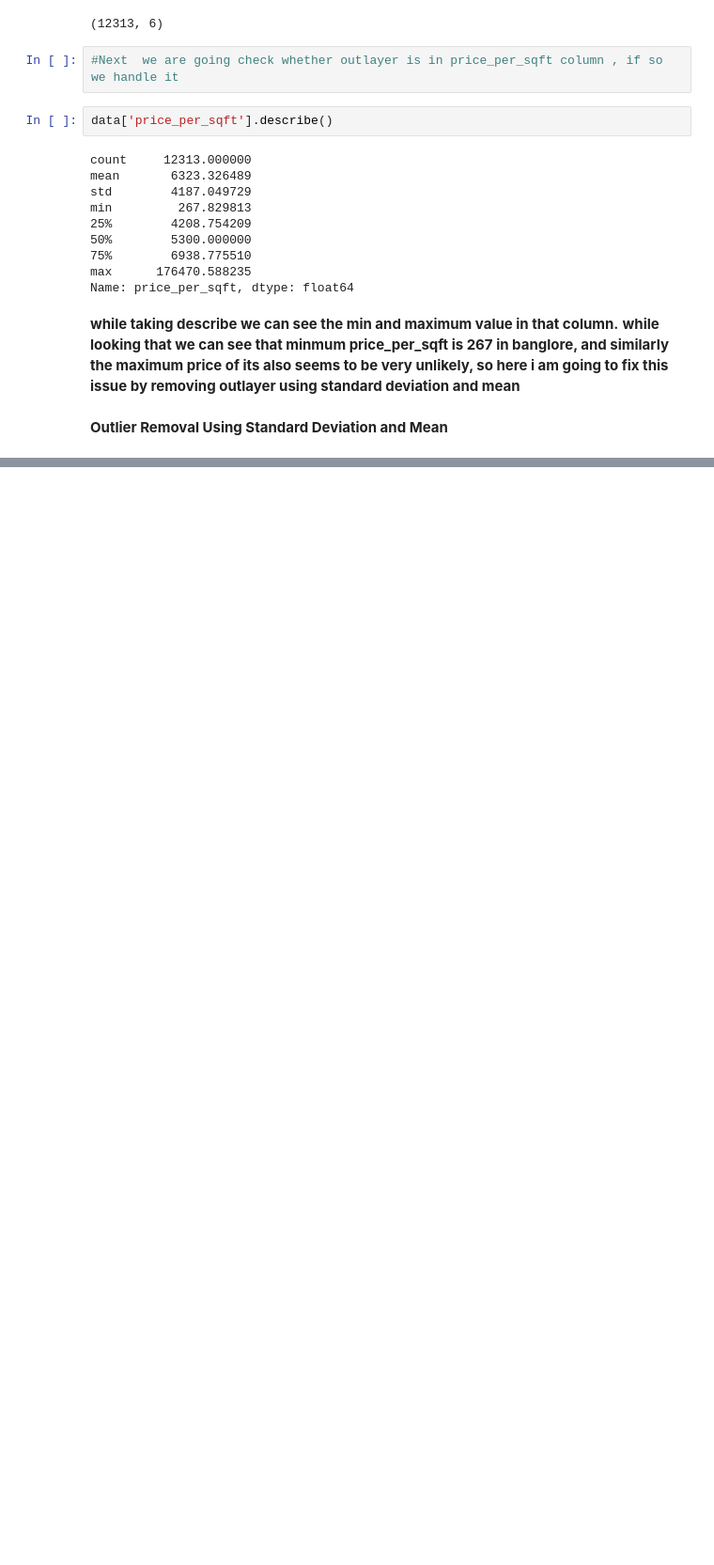
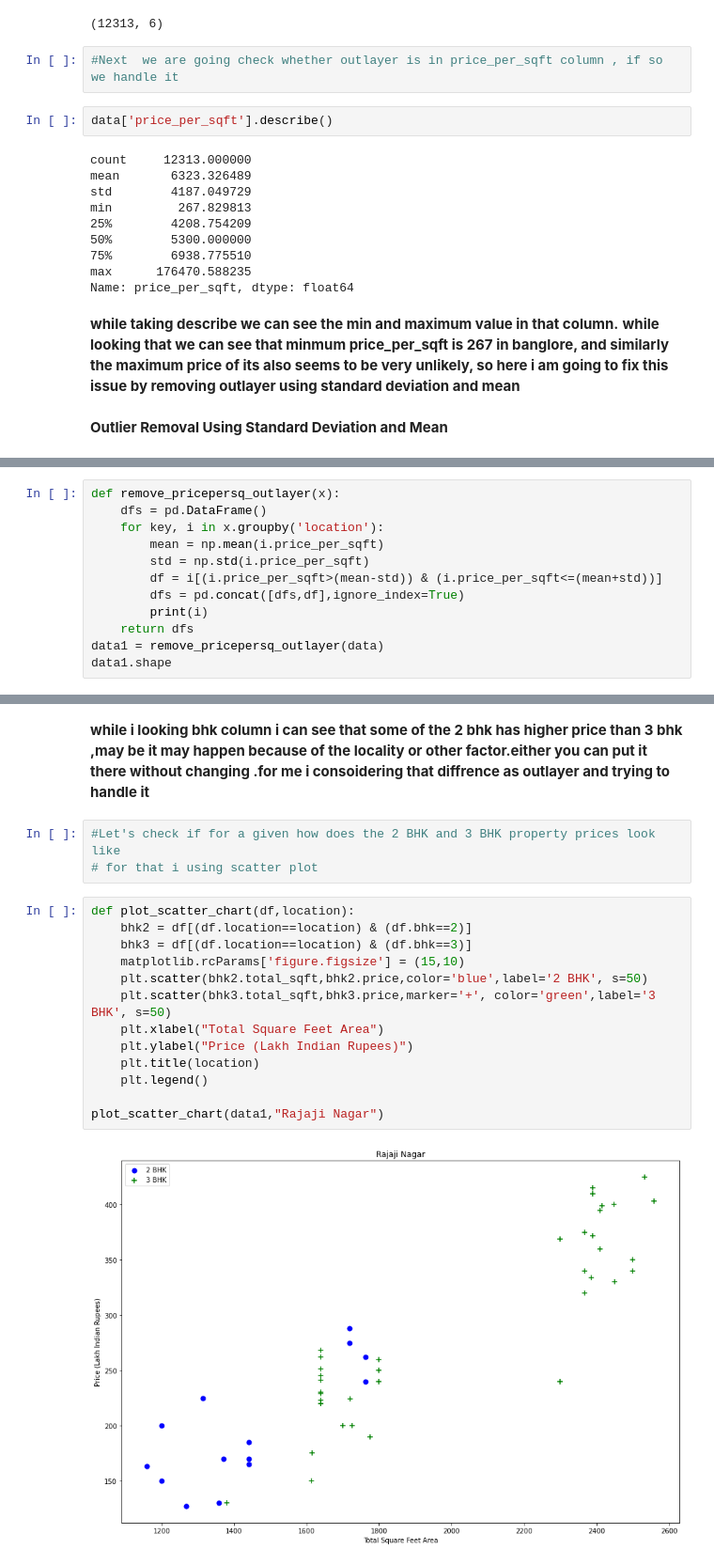
Before and after one commit to thekurup/bengaluruhousepriceprediction, a Jupyter notebook: houseprice.ipynb, the cells around one changed output, grey strips where cells are left out. Shown at 94% size. Saved outputs shown, nothing was run; the diff lists cells and outputs as text; blank space fills up the shorter version.

```diff
--- a/houseprice.ipynb
+++ b/houseprice.ipynb
@@ -547,0 +556,12 @@ to fix this issue by removing outlayer using standard deviation and mean**
+# %%
+def remove_pricepersq_outlayer(x):
+    dfs = pd.DataFrame()
+    for key, i in x.groupby('location'):
+        mean = np.mean(i.price_per_sqft)
+        std = np.std(i.price_per_sqft)
+        df = i[(i.price_per_sqft>(mean-std)) & (i.price_per_sqft<=(mean+std))]
+        dfs = pd.concat([dfs,df],ignore_index=True)
+        print(i)
+    return dfs
+data1 = remove_pricepersq_outlayer(data)
+data1.shape
@@ -547,0 +603,22 @@ to fix this issue by removing outlayer using standard deviation and mean**
+# %% [markdown]
+**while i looking bhk column i can see that some of the 2 bhk has higher price than 3 bhk
+,may be it may happen because of the locality or other factor.either you can put it there without
+changing .for me i consoidering that diffrence as outlayer and trying to handle it**
+# %%
+#Let's check if for a given how does the 2 BHK and 3 BHK property prices look like
+# for that i using scatter plot
+# %%
+def plot_scatter_chart(df,location):
+    bhk2 = df[(df.location==location) & (df.bhk==2)]
+    bhk3 = df[(df.location==location) & (df.bhk==3)]
+    matplotlib.rcParams['figure.figsize'] = (15,10)
+    plt.scatter(bhk2.total_sqft,bhk2.price,color='blue',label='2 BHK', s=50)
+    plt.scatter(bhk3.total_sqft,bhk3.price,marker='+', color='green',label='3 BHK', s=50)
+    plt.xlabel("Total Square Feet Area")
+    plt.ylabel("Price (Lakh Indian Rupees)")
+    plt.title(location)
+    plt.legend()
+
+plot_scatter_chart(data1,"Rajaji Nagar")
+# %% [output]
+[figure, added]
```
Also changed, not shown: parts of 46 cells of this notebook.
